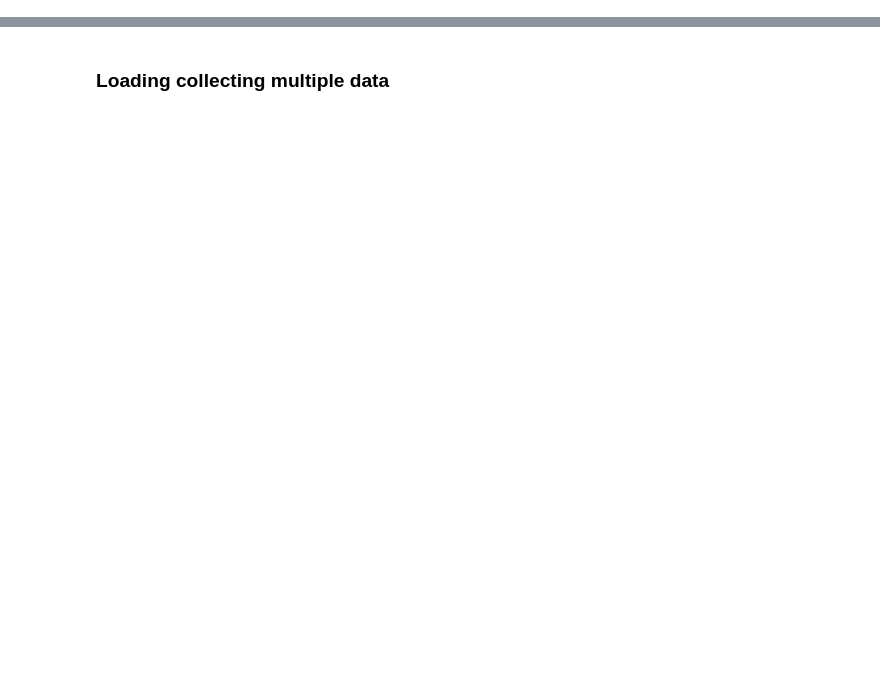
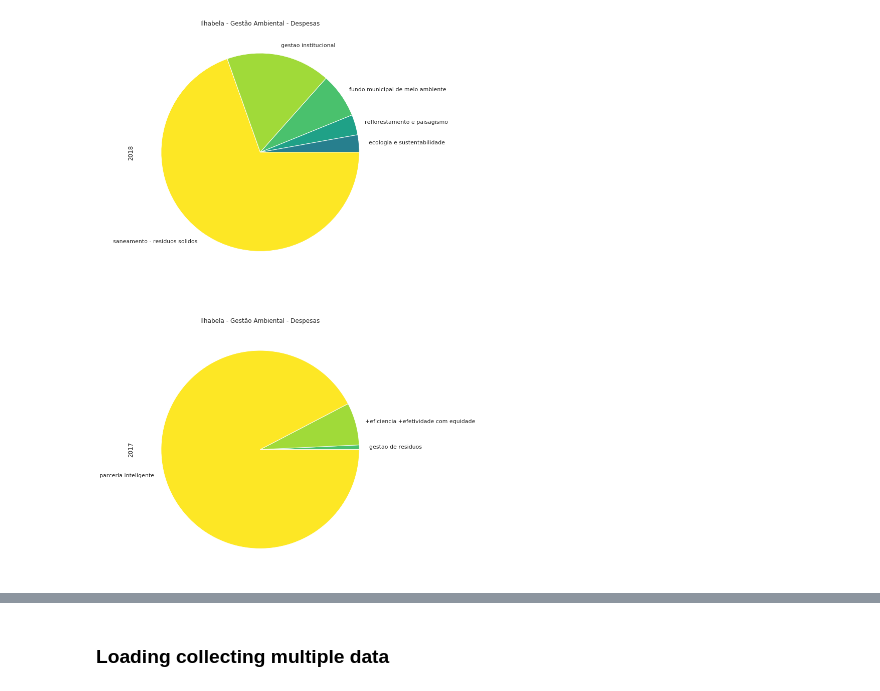
Before and after one commit to guilhermeduartte/Deephack, a Jupyter notebook: Automatizado-Copy1.ipynb, the cells around one changed output, grey strips where cells are left out. Cells and saved outputs as stored; diff of their text form; code cells hidden in the pictures; blank space fills up the shorter version.

```diff
--- a/Automatizado-Copy1.ipynb
+++ b/Automatizado-Copy1.ipynb
@@ -578,0 +693,4 @@ exemplo = readMunicipio(name, years = (2014, 2018), k_neighboors=3, trainRNN = T
+# %%
+exemplo.plotOverview([2018, 2017])
+# %% [output]
+[figure, added]
```
Also changed, not shown: parts of 28 cells of this notebook, 25 other files.
